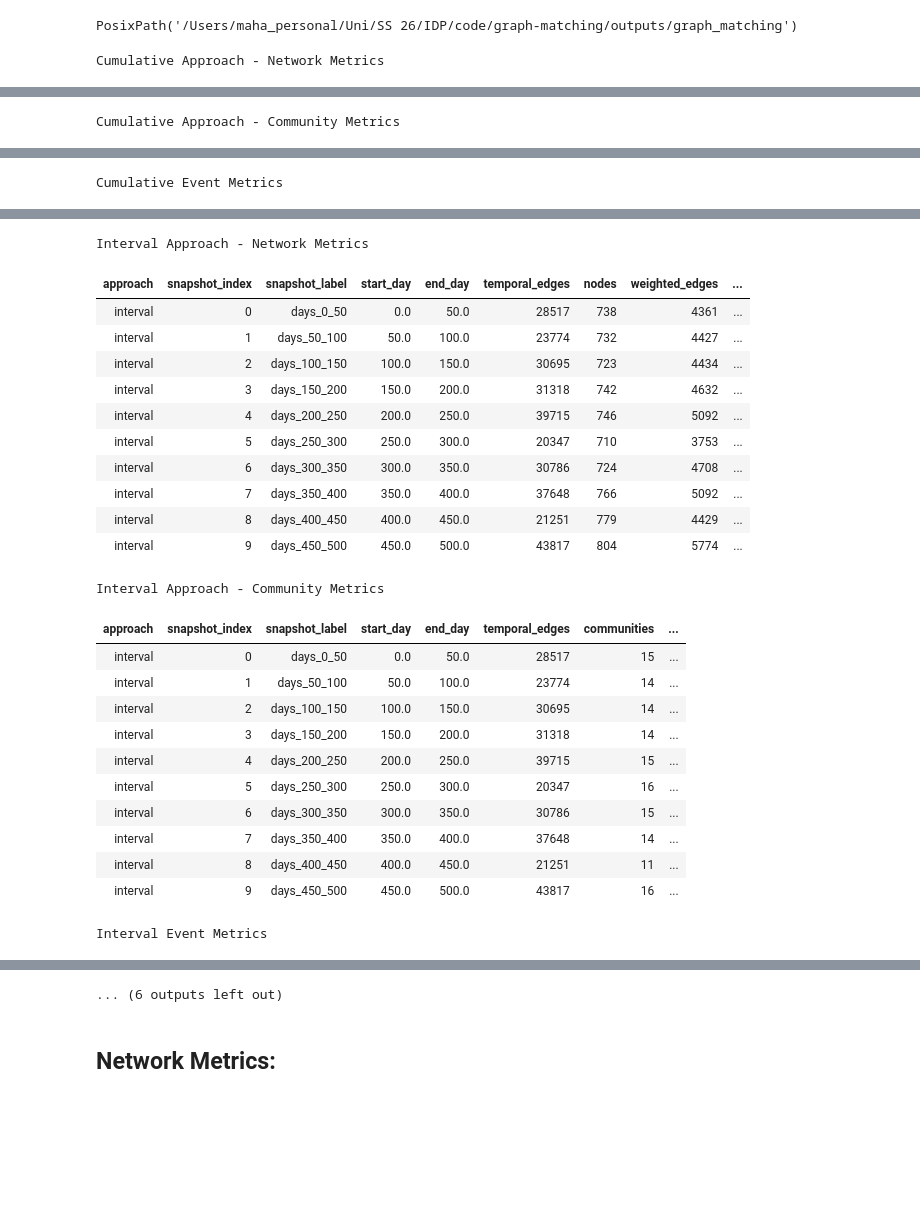
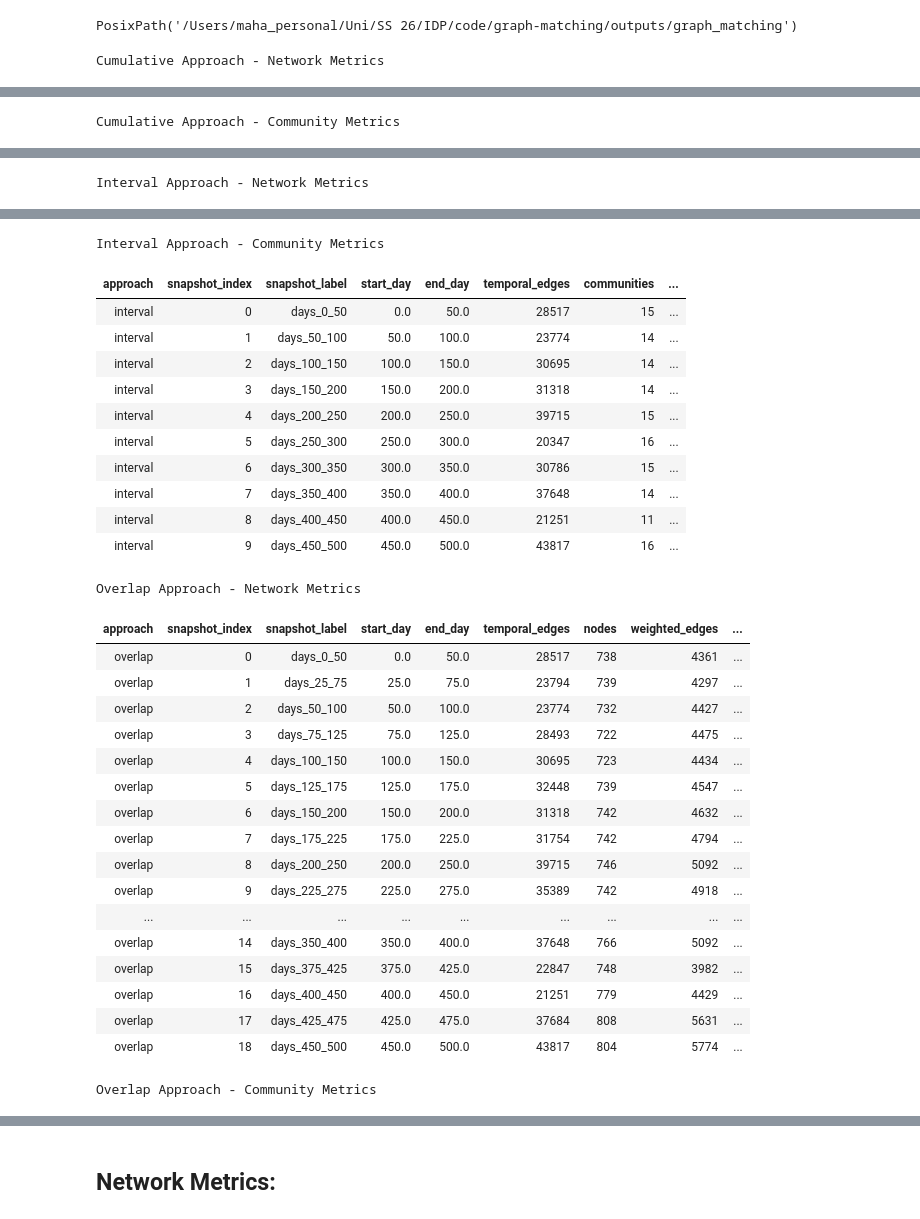
Before and after one commit to maha-marhag/unlabeled_group_detection, a Jupyter notebook: graph-matching/metric_visualization_notebook.ipynb, the cells around one changed output, grey strips where cells are left out. Drawn from its saved outputs; the diff is of its cells as text; code cells hidden in the pictures; blank space fills up the shorter version.

Commit message:
fix graph matching pipeline

```diff
--- a/graph-matching/metric_visualization_notebook.ipynb
+++ b/graph-matching/metric_visualization_notebook.ipynb
@@ -107,7 +96,7 @@ for approach_name in ["cumulative", "interval", "overlap"]:
         seed=42,
         resolution=1.0,
         min_community_size=3,
-        match_threshold=0.3,
+        match_threshold=0.5,
     )
 
 OUTPUT_DIR
@@ -123,11 +112,15 @@ metric_args = SimpleNamespace(
     overlap_fraction=0.5,
 )
 
+metrics_by_approach = {}
 for approach in ["cumulative", "interval", "overlap"]:
-    network_metrics, community_metrics, event_metrics = compute_metrics_for_approach(metric_args, approach)
+    network_metrics, community_metrics = compute_metrics_for_approach(metric_args, approach)
+    metrics_by_approach[approach] = (network_metrics, community_metrics)
     show_table(network_metrics, title=f"{approach.capitalize()} Approach - Network Metrics")
     show_table(community_metrics, title=f"{approach.capitalize()} Approach - Community Metrics")
-    show_table(event_metrics, f"{approach.title()} Event Metrics", height=260)
+
+approach = "interval"
+network_metrics, community_metrics = metrics_by_approach[approach]
 # %% [output]
 Cumulative Approach - Network Metrics
 | approach | snapshot_index | snapshot_label | start_day | end_day | temporal_edges | nodes | weighted_edges | ... |
@@ -153,4 +146,4 @@ Cumulative Approach - Community Metrics
 | cumulative | 7 | days_0_400 | 0.0 | 400.0 | 242800 | 13 | ... |
 | cumulative | 8 | days_0_450 | 0.0 | 450.0 | 264051 | 13 | ... |
 | cumulative | 9 | days_0_500 | 0.0 | 500.0 | 307868 | 15 | ... |
-Cumulative Event Metrics
+Interval Approach - Network Metrics
@@ -168,25 +161,31 @@ Cumulative Event Metrics
-Interval Approach - Network Metrics
+Interval Approach - Community Metrics
-| approach | snapshot_index | snapshot_label | start_day | end_day | temporal_edges | nodes | weighted_edges | ... |
-| interval | 0 | days_0_50 | 0.0 | 50.0 | 28517 | 738 | 4361 | ... |
-| interval | 1 | days_50_100 | 50.0 | 100.0 | 23774 | 732 | 4427 | ... |
-| interval | 2 | days_100_150 | 100.0 | 150.0 | 30695 | 723 | 4434 | ... |
-| interval | 3 | days_150_200 | 150.0 | 200.0 | 31318 | 742 | 4632 | ... |
-| interval | 4 | days_200_250 | 200.0 | 250.0 | 39715 | 746 | 5092 | ... |
-| interval | 5 | days_250_300 | 250.0 | 300.0 | 20347 | 710 | 3753 | ... |
-| interval | 6 | days_300_350 | 300.0 | 350.0 | 30786 | 724 | 4708 | ... |
-| interval | 7 | days_350_400 | 350.0 | 400.0 | 37648 | 766 | 5092 | ... |
-| interval | 8 | days_400_450 | 400.0 | 450.0 | 21251 | 779 | 4429 | ... |
-| interval | 9 | days_450_500 | 450.0 | 500.0 | 43817 | 804 | 5774 | ... |
+| approach | snapshot_index | snapshot_label | start_day | end_day | temporal_edges | communities | ... |
+| interval | 0 | days_0_50 | 0.0 | 50.0 | 28517 | 15 | ... |
+| interval | 1 | days_50_100 | 50.0 | 100.0 | 23774 | 14 | ... |
+| interval | 2 | days_100_150 | 100.0 | 150.0 | 30695 | 14 | ... |
+| interval | 3 | days_150_200 | 150.0 | 200.0 | 31318 | 14 | ... |
+| interval | 4 | days_200_250 | 200.0 | 250.0 | 39715 | 15 | ... |
+| interval | 5 | days_250_300 | 250.0 | 300.0 | 20347 | 16 | ... |
+| interval | 6 | days_300_350 | 300.0 | 350.0 | 30786 | 15 | ... |
+| interval | 7 | days_350_400 | 350.0 | 400.0 | 37648 | 14 | ... |
+| interval | 8 | days_400_450 | 400.0 | 450.0 | 21251 | 11 | ... |
+| interval | 9 | days_450_500 | 450.0 | 500.0 | 43817 | 16 | ... |
-Interval Approach - Community Metrics
+Overlap Approach - Network Metrics
-| approach | snapshot_index | snapshot_label | start_day | end_day | temporal_edges | communities | ... |
-| interval | 0 | days_0_50 | 0.0 | 50.0 | 28517 | 15 | ... |
-| interval | 1 | days_50_100 | 50.0 | 100.0 | 23774 | 14 | ... |
-| interval | 2 | days_100_150 | 100.0 | 150.0 | 30695 | 14 | ... |
-| interval | 3 | days_150_200 | 150.0 | 200.0 | 31318 | 14 | ... |
-| interval | 4 | days_200_250 | 200.0 | 250.0 | 39715 | 15 | ... |
-| interval | 5 | days_250_300 | 250.0 | 300.0 | 20347 | 16 | ... |
-| interval | 6 | days_300_350 | 300.0 | 350.0 | 30786 | 15 | ... |
-| interval | 7 | days_350_400 | 350.0 | 400.0 | 37648 | 14 | ... |
-| interval | 8 | days_400_450 | 400.0 | 450.0 | 21251 | 11 | ... |
-| interval | 9 | days_450_500 | 450.0 | 500.0 | 43817 | 16 | ... |
+| approach | snapshot_index | snapshot_label | start_day | end_day | temporal_edges | nodes | weighted_edges | ... |
+| overlap | 0 | days_0_50 | 0.0 | 50.0 | 28517 | 738 | 4361 | ... |
+| overlap | 1 | days_25_75 | 25.0 | 75.0 | 23794 | 739 | 4297 | ... |
+| overlap | 2 | days_50_100 | 50.0 | 100.0 | 23774 | 732 | 4427 | ... |
+| overlap | 3 | days_75_125 | 75.0 | 125.0 | 28493 | 722 | 4475 | ... |
+| overlap | 4 | days_100_150 | 100.0 | 150.0 | 30695 | 723 | 4434 | ... |
+| overlap | 5 | days_125_175 | 125.0 | 175.0 | 32448 | 739 | 4547 | ... |
+| overlap | 6 | days_150_200 | 150.0 | 200.0 | 31318 | 742 | 4632 | ... |
+| overlap | 7 | days_175_225 | 175.0 | 225.0 | 31754 | 742 | 4794 | ... |
+| overlap | 8 | days_200_250 | 200.0 | 250.0 | 39715 | 746 | 5092 | ... |
+| overlap | 9 | days_225_275 | 225.0 | 275.0 | 35389 | 742 | 4918 | ... |
+| ... | ... | ... | ... | ... | ... | ... | ... | ... |
+| overlap | 14 | days_350_400 | 350.0 | 400.0 | 37648 | 766 | 5092 | ... |
+| overlap | 15 | days_375_425 | 375.0 | 425.0 | 22847 | 748 | 3982 | ... |
+| overlap | 16 | days_400_450 | 400.0 | 450.0 | 21251 | 779 | 4429 | ... |
+| overlap | 17 | days_425_475 | 425.0 | 475.0 | 37684 | 808 | 5631 | ... |
+| overlap | 18 | days_450_500 | 450.0 | 500.0 | 43817 | 804 | 5774 | ... |
-Interval Event Metrics
+Overlap Approach - Community Metrics
@@ -204,4 +209,3 @@ Interval Event Metrics
-... (6 outputs left out)
 # %% [markdown]
 ## Network Metrics:
 # %%
```
Also changed, not shown: parts of 6 cells of this notebook, 6 other files.
